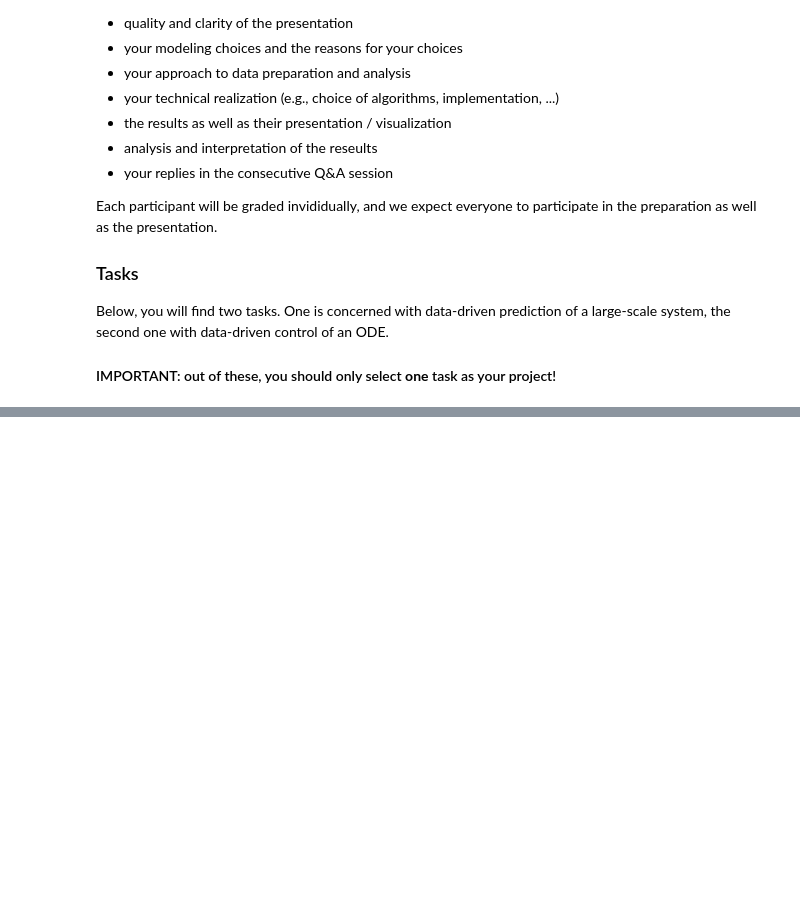
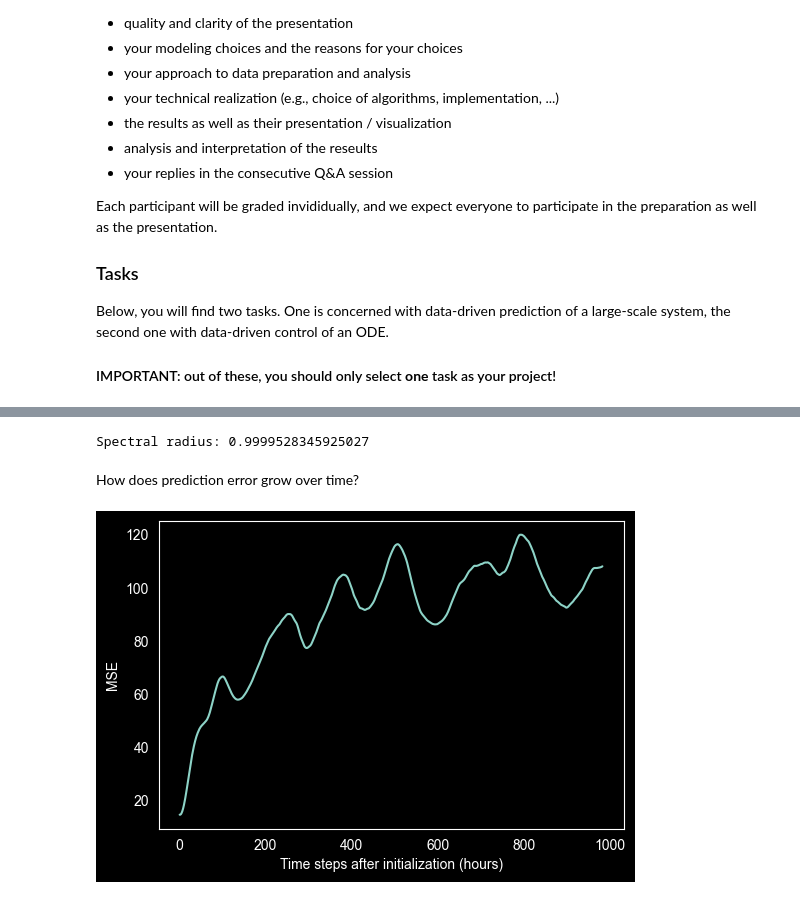
Before and after one commit to OpossumCrash/DS4DS-Final-Project, a Jupyter notebook: FinalExam.ipynb, the cells around one changed output, grey strips where cells are left out. Cells and saved outputs as stored; diff of their text form; code cells hidden in the pictures; blank space fills up the shorter version.

```diff
--- a/FinalExam.ipynb
+++ b/FinalExam.ipynb
@@ -258,0 +314,55 @@ def controller(state):
+# %%
+#Now check spectral radius again
+eigvals = np.linalg.eigvals(A)
+spectral_radius = np.max(np.abs(eigvals))
+print("Spectral radius:", spectral_radius)
+# %% [output]
+Spectral radius: 0.9999528345925027
+# %% [markdown]
+How does prediction error grow over time?
+# %%
+def evaluate_time_dependent_mse(ipca, A, test_zip_path):
+    import zipfile
+    import numpy as np
+
+    with zipfile.ZipFile(test_zip_path, 'r') as z:
+        for fname in z.namelist():
+            if fname.endswith(".npy"):
+                with z.open(fname) as f:
+                    X = np.load(f).astype(np.float32)
+
+                    Z = ipca.transform(X.reshape(X.shape[0], -1))
+
+                    start = 24
+                    z_pred = Z[start]
+
+                    mse_per_timestep = []
+
+                    for k in range(start, len(Z)):
+                        x_pred = ipca.inverse_transform(
+                            z_pred.reshape(1, -1)
+                        )[0]
+
+                        x_true = X[k].reshape(-1)
+
+                        mse = np.mean((x_pred - x_true)**2)
+                        mse_per_timestep.append(mse)
+
+                        z_pred = np.real(A @ z_pred)
+
+                    return np.array(mse_per_timestep)
+# %%
+mse_curve = evaluate_time_dependent_mse(
+    ipca, A,
+    "/Users/user/Downloads/test_16_19.zip"
+)
+
+import matplotlib.pyplot as plt
+plt.figure(figsize=(6,4))
+plt.plot(mse_curve)
+plt.xlabel("Time steps after initialization (hours)")
+plt.ylabel("MSE")
+plt.grid()
+plt.show()
+# %% [output]
+[figure, added]
```
Also changed, not shown: parts of 31 cells of this notebook.
